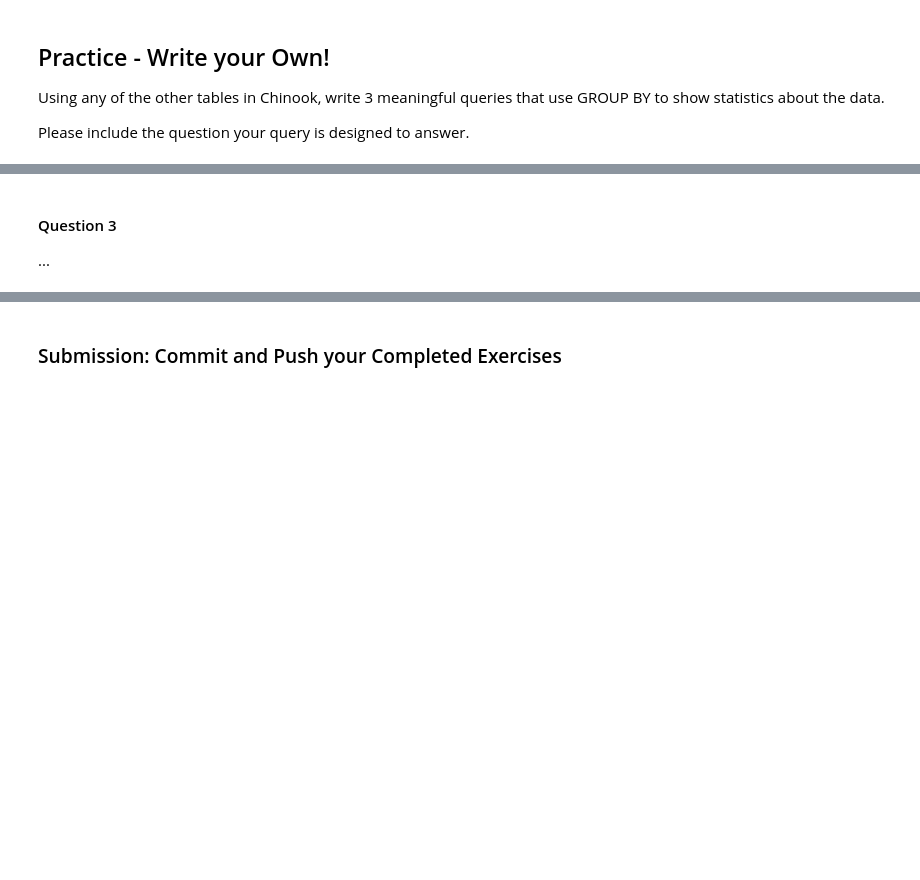
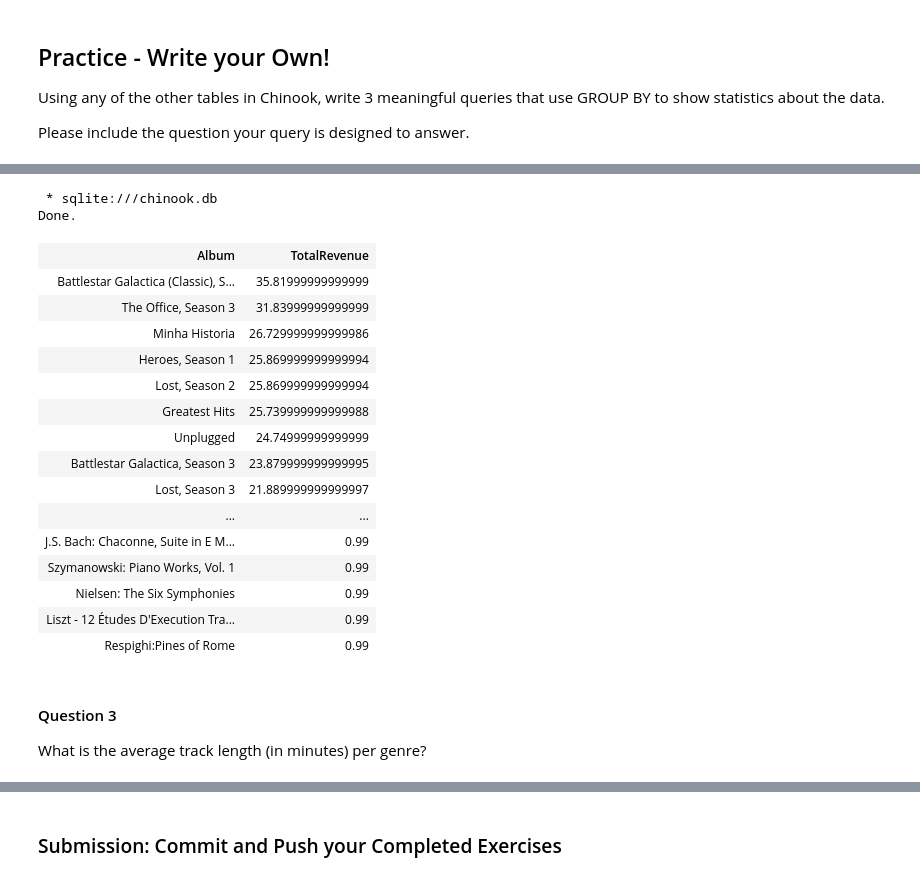
Before and after one commit to zakiayoubi/R11, a Jupyter notebook: Intro_to_SQL_2.ipynb, the cells around one changed output, grey strips where cells are left out. Saved outputs shown, nothing was run; the diff lists cells and outputs as text; code cells hidden in the pictures; blank space fills up the shorter version.

```diff
--- a/Intro_to_SQL_2.ipynb
+++ b/Intro_to_SQL_2.ipynb
@@ -134,8 +209,39 @@ Please include the question your query is designed to answer.
 # %%
 %%sql
--- Write your query here
+SELECT
+    al.Title AS Album,
+    SUM(inv.UnitPrice * inv.Quantity) AS TotalRevenue
+FROM
+    invoice_items inv
+JOIN
+    tracks tr ON inv.TrackId = tr.TrackId
+JOIN
+    albums al ON tr.AlbumId = al.AlbumId
+GROUP BY
+    al.AlbumId
+ORDER BY
+    TotalRevenue DESC
+# %% [output]
+ * sqlite:///chinook.db
+Done.
+| Album | TotalRevenue |
+| Battlestar Galactica (Classic), S... | 35.81999999999999 |
+| The Office, Season 3 | 31.83999999999999 |
+| Minha Historia | 26.729999999999986 |
+| Heroes, Season 1 | 25.869999999999994 |
+| Lost, Season 2 | 25.869999999999994 |
+| Greatest Hits | 25.739999999999988 |
+| Unplugged | 24.74999999999999 |
+| Battlestar Galactica, Season 3 | 23.879999999999995 |
+| Lost, Season 3 | 21.889999999999997 |
+| ... | ... |
+| J.S. Bach: Chaconne, Suite in E M... | 0.99 |
+| Szymanowski: Piano Works, Vol. 1 | 0.99 |
+| Nielsen: The Six Symphonies | 0.99 |
+| Liszt - 12 Études D'Execution Tra... | 0.99 |
+| Respighi:Pines of Rome | 0.99 |
 # %% [markdown]
 #### Question 3
-...
+What is the average track length (in minutes) per genre?
 # %%
 %%sql
```
Also changed, not shown: parts of 10 cells of this notebook, 1 other file.
